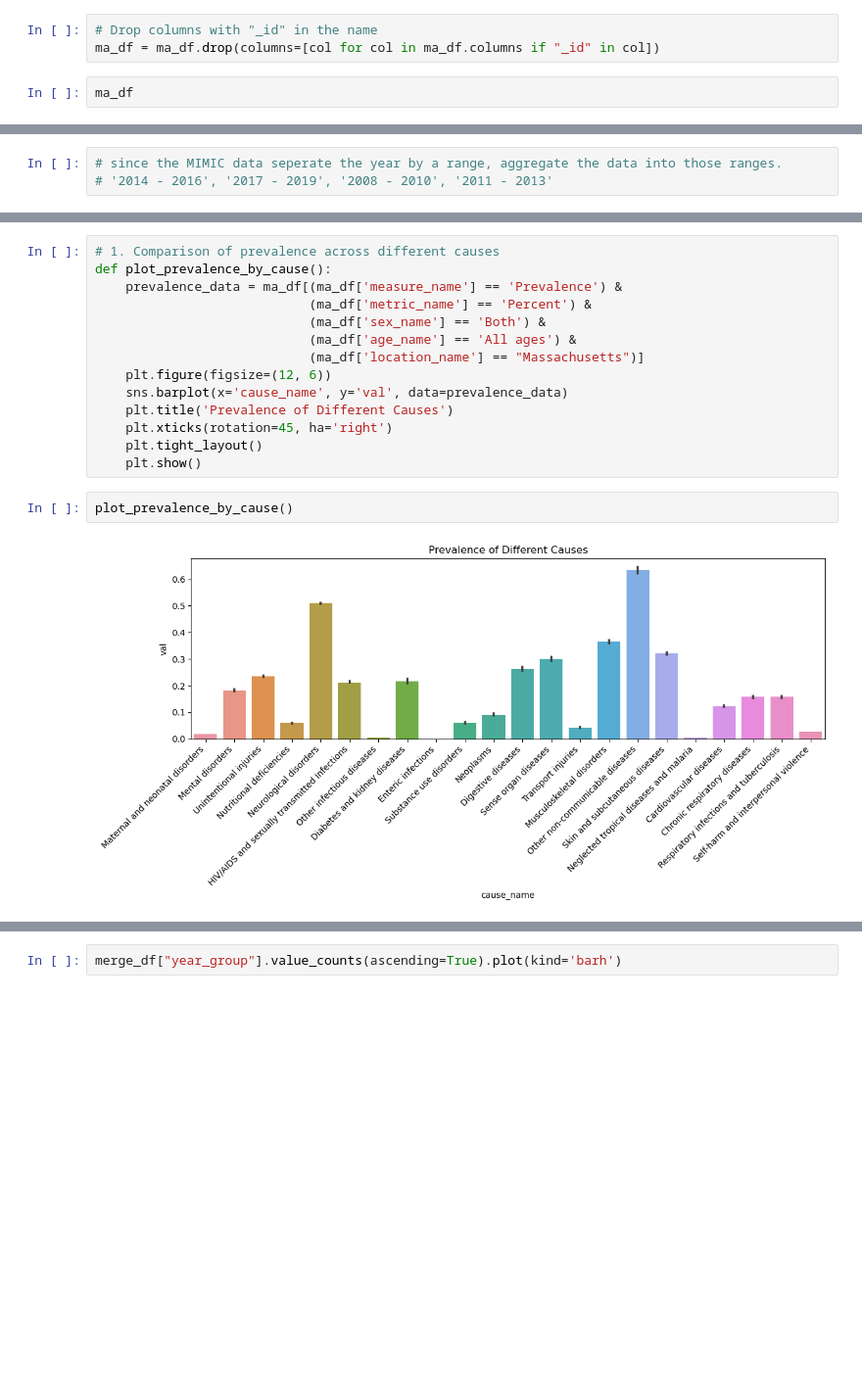
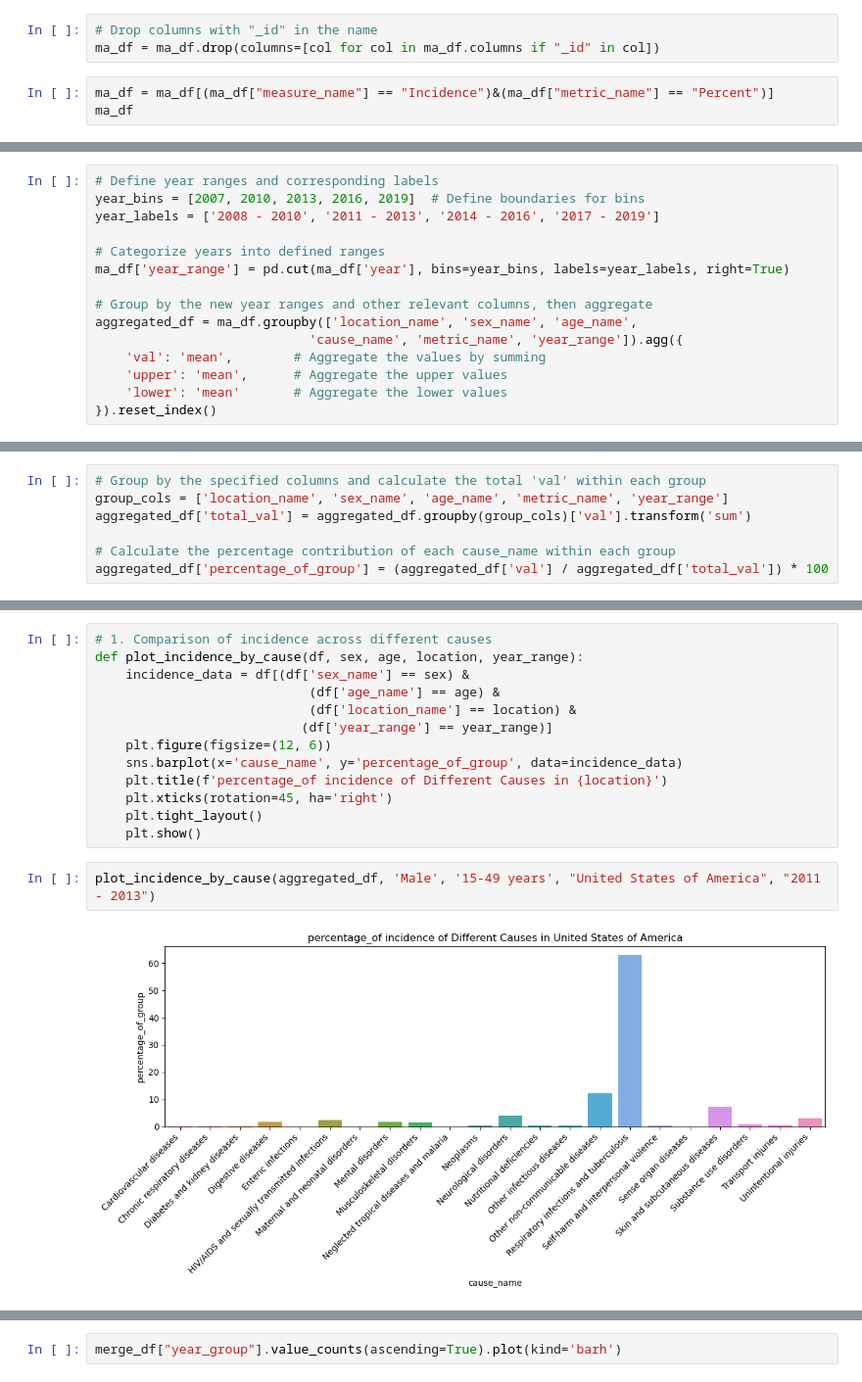
Before and after one commit to JewelsHovan/Milestone-I, a Jupyter notebook: src/Compare_Boston_vs_Massachusetts_for_disease_incidence.ipynb, the cells around one changed output, grey strips where cells are left out. Shown at 98% size. Cells and saved outputs as stored; diff of their text form; blank space fills up the shorter version.

Commit message:
aggregated and merged

```diff
--- a/src/Compare_Boston_vs_Massachusetts_for_disease_incidence.ipynb
+++ b/src/Compare_Boston_vs_Massachusetts_for_disease_incidence.ipynb
@@ -100,6 +107,7 @@ dtype: int64
 # Drop columns with "_id" in the name
 ma_df = ma_df.drop(columns=[col for col in ma_df.columns if "_id" in col])
 # %%
+ma_df = ma_df[(ma_df["measure_name"] == "Incidence")&(ma_df["metric_name"] == "Percent")]
 ma_df
 # %% [output]
 |  | measure_name | location_name | sex_name | age_name | cause_name | metric_name | year | val | upper | ... |
@@ -118,3 +128,15 @@ ma_df
 # %%
-# since the MIMIC data seperate the year by a range, aggregate the data into those ranges.
-# '2014 - 2016', '2017 - 2019', '2008 - 2010', '2011 - 2013'
+# Define year ranges and corresponding labels
+year_bins = [2007, 2010, 2013, 2016, 2019]  # Define boundaries for bins
+year_labels = ['2008 - 2010', '2011 - 2013', '2014 - 2016', '2017 - 2019']
+
+# Categorize years into defined ranges
+ma_df['year_range'] = pd.cut(ma_df['year'], bins=year_bins, labels=year_labels, right=True)
+
+# Group by the new year ranges and other relevant columns, then aggregate
+aggregated_df = ma_df.groupby(['location_name', 'sex_name', 'age_name',
+                            'cause_name', 'metric_name', 'year_range']).agg({
+    'val': 'mean',        # Aggregate the values by summing
+    'upper': 'mean',      # Aggregate the upper values
+    'lower': 'mean'       # Aggregate the lower values
+}).reset_index()
@@ -143,0 +143,7 @@ Unique value in year: [2008 2009 2010 2011 2012 2013 2014 2015 2016 2017 2018 20
+# %%
+# Group by the specified columns and calculate the total 'val' within each group
+group_cols = ['location_name', 'sex_name', 'age_name', 'metric_name', 'year_range']
+aggregated_df['total_val'] = aggregated_df.groupby(group_cols)['val'].transform('sum')
+
+# Calculate the percentage contribution of each cause_name within each group
+aggregated_df['percentage_of_group'] = (aggregated_df['val'] / aggregated_df['total_val']) * 100
@@ -144,18 +166,17 @@ Unique value in year: [2008 2009 2010 2011 2012 2013 2014 2015 2016 2017 2018 20
 # %%
-# 1. Comparison of prevalence across different causes
-def plot_prevalence_by_cause():
-    prevalence_data = ma_df[(ma_df['measure_name'] == 'Prevalence') &
-                            (ma_df['metric_name'] == 'Percent') &
-                            (ma_df['sex_name'] == 'Both') &
-                            (ma_df['age_name'] == 'All ages') &
-                            (ma_df['location_name'] == "Massachusetts")]
+# 1. Comparison of incidence across different causes
+def plot_incidence_by_cause(df, sex, age, location, year_range):
+    incidence_data = df[(df['sex_name'] == sex) &
+                            (df['age_name'] == age) &
+                            (df['location_name'] == location) &
+                           (df['year_range'] == year_range)]
     plt.figure(figsize=(12, 6))
-    sns.barplot(x='cause_name', y='val', data=prevalence_data)
-    plt.title('Prevalence of Different Causes')
+    sns.barplot(x='cause_name', y='percentage_of_group', data=incidence_data)
+    plt.title(f'percentage_of incidence of Different Causes in {location}')
     plt.xticks(rotation=45, ha='right')
     plt.tight_layout()
     plt.show()
 # %%
-plot_prevalence_by_cause()
+plot_incidence_by_cause(aggregated_df, 'Male', '15-49 years', "United States of America", "2011 - 2013")
 # %% [output]
-[figure, old version]
+[figure, new version]
```
Also changed, not shown: parts of 89 cells of this notebook, 2 other files.
